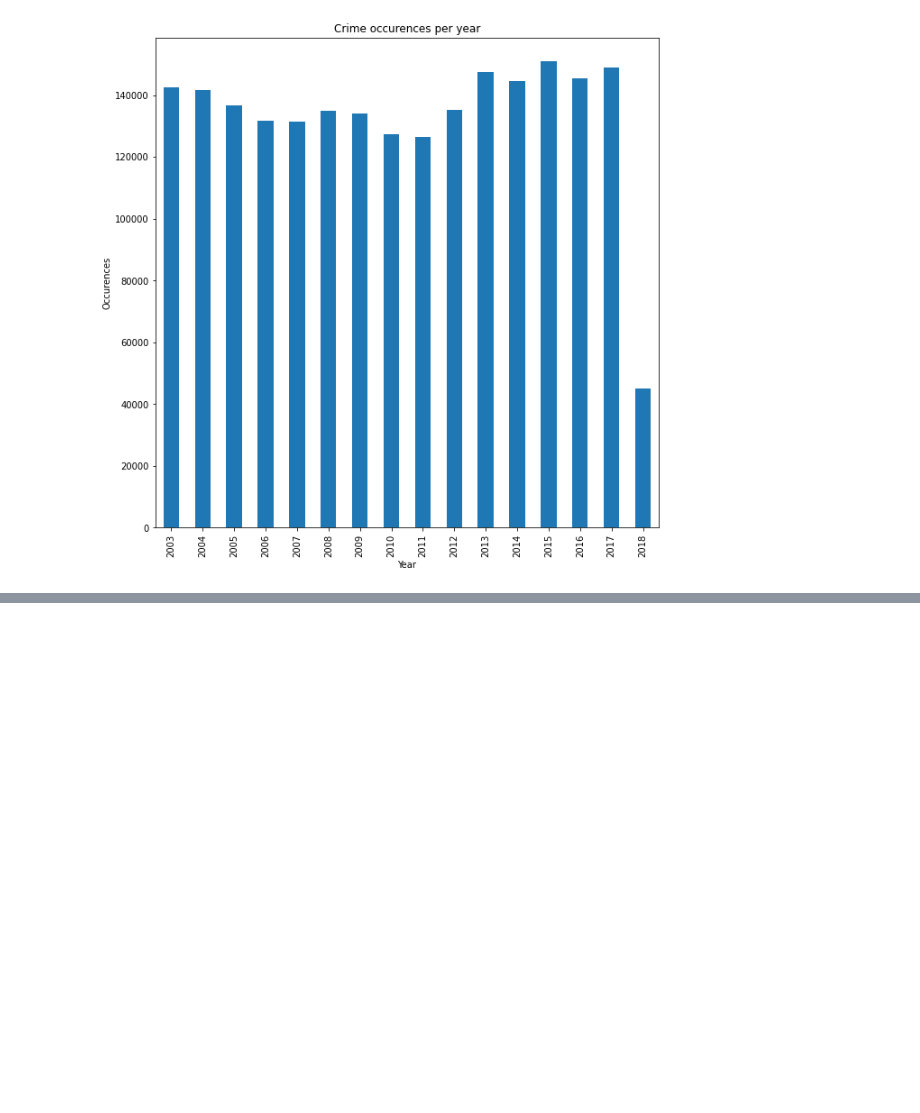
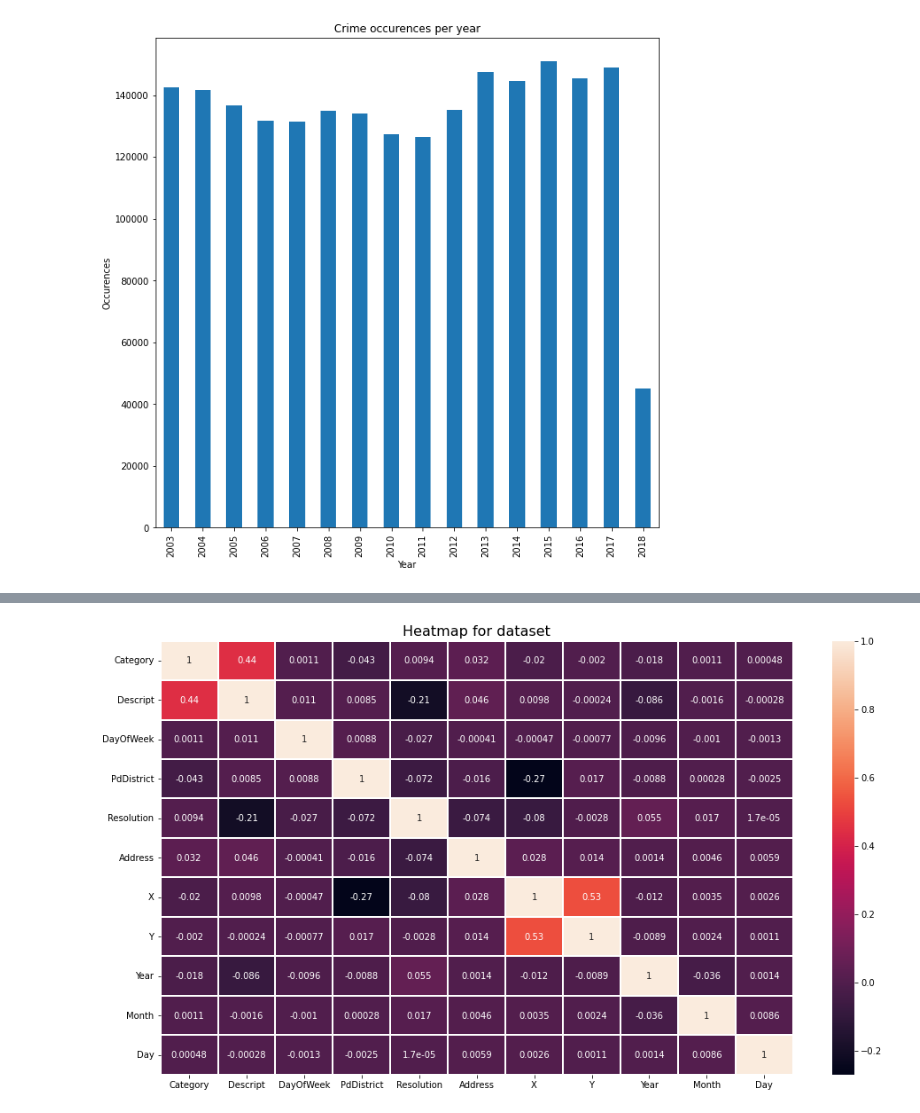
Before and after one commit to rmavlingcar/exploring-sfpd-incident-reports, a Jupyter notebook: Exploring SFPD Police Incident Report Data..ipynb, the cells around one changed output, grey strips where cells are left out. Cells and saved outputs as stored; diff of their text form; code cells hidden in the pictures; blank space fills up the shorter version.

Commit message:
Categorical feature encoding and correlation heatmap

```diff
--- a/Exploring SFPD Police Incident Report Data..ipynb
+++ b/Exploring SFPD Police Incident Report Data..ipynb
@@ -211,0 +216,7 @@ years_data.plot(kind='bar',xlabel='Year',ylabel='Occurences',title='Crime occure
+# %%
+for i in ['Category','Descript','DayOfWeek','PdDistrict','Resolution','Address']:
+    data[i] = prepro.LabelEncoder().fit_transform(data[i])
+# %%
+#correlation matrix
+corr_mat = data.corr()
+corr_mat
@@ -211,0 +236,7 @@ years_data.plot(kind='bar',xlabel='Year',ylabel='Occurences',title='Crime occure
+# %%
+plt.figure(figsize=(16,9))
+sns.heatmap(corr_mat, annot=True, linewidths=.1)
+plt.title('Heatmap for dataset', fontsize=16)
+plt.show()
+# %% [output]
+[figure, added]
```
Also changed, not shown: parts of 3 cells of this notebook.
